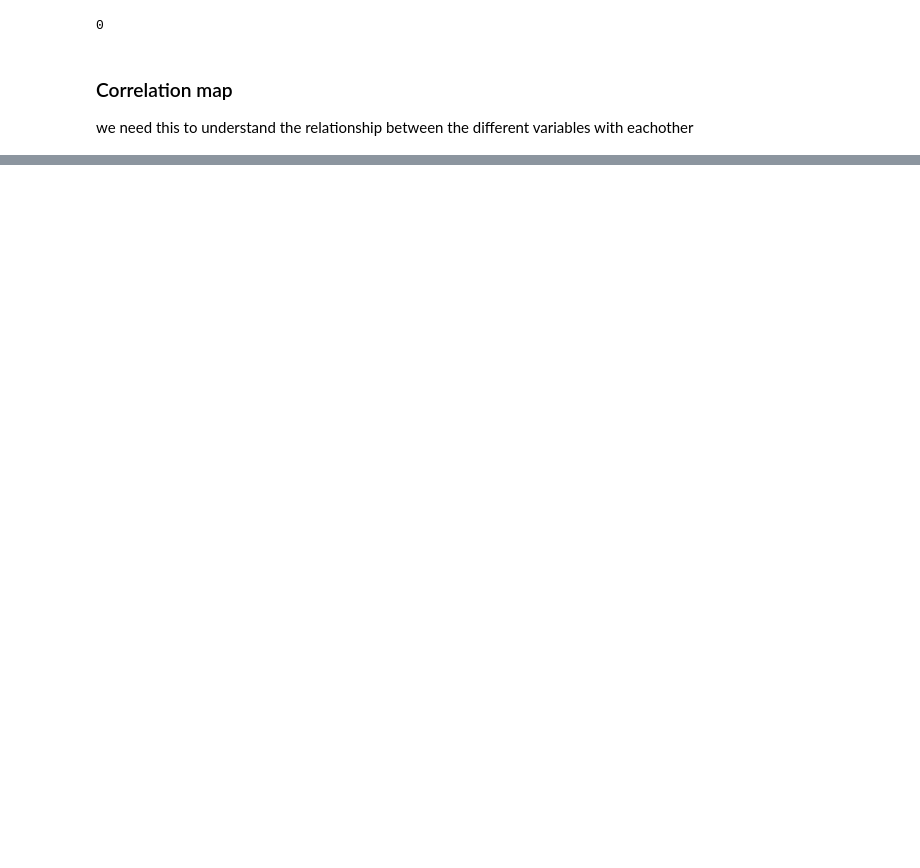
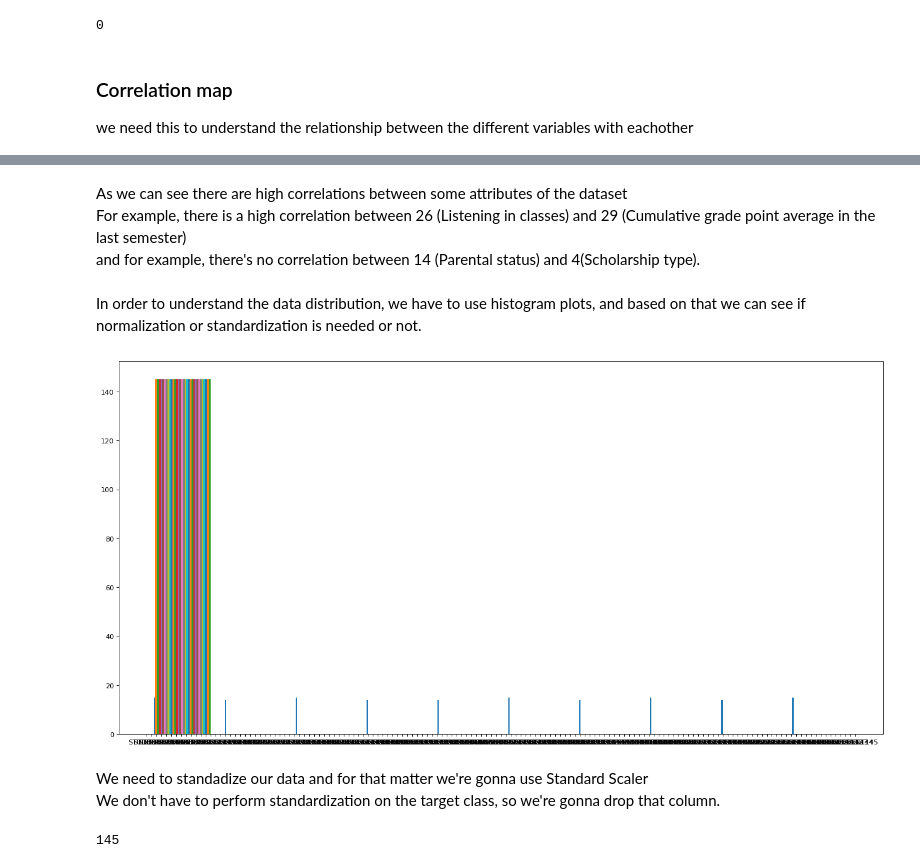
Before and after one commit to DrDoof14/Math4Ml, a Jupyter notebook: thesina.ipynb, the cells around one changed output, grey strips where cells are left out. Drawn from its saved outputs; the diff is of its cells as text; code cells hidden in the pictures; blank space fills up the shorter version.

```diff
--- a/thesina.ipynb
+++ b/thesina.ipynb
@@ -161,0 +174,15 @@ plt.show()
+# %% [markdown]
+As we can see there are high correlations between some attributes of the dataset<br>
+For example, there is a high correlation between 26 (Listening in classes) and 29 (Cumulative grade point average in the last semester) <br>
+and for example, there's no correlation between 14 (Parental status) and 4(Scholarship type).
+# %% [markdown]
+In order to understand the data distribution, we have to use histogram plots, and based on that we can see if normalization or standardization is needed or not.
+# %%
+figure(figsize=(20, 10), dpi=80)
+plt.hist(ds)
+plt.show()
+# %% [output]
+[figure, added]
+# %% [markdown]
+We need to standadize our data and for that matter we're gonna use Standard Scaler<br>
+We don't have to perform standardization on the target class, so we're gonna drop that column.
@@ -161,0 +193,4 @@ plt.show()
+# %%
+y.count()
+# %% [output]
+145
```
Also changed, not shown: parts of 27 cells of this notebook.
